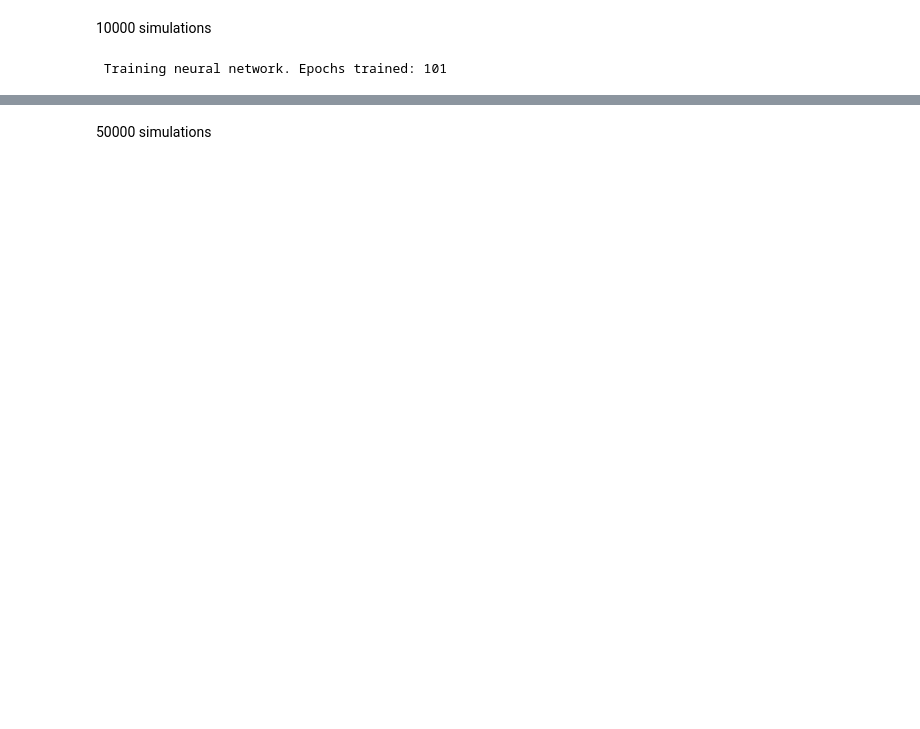
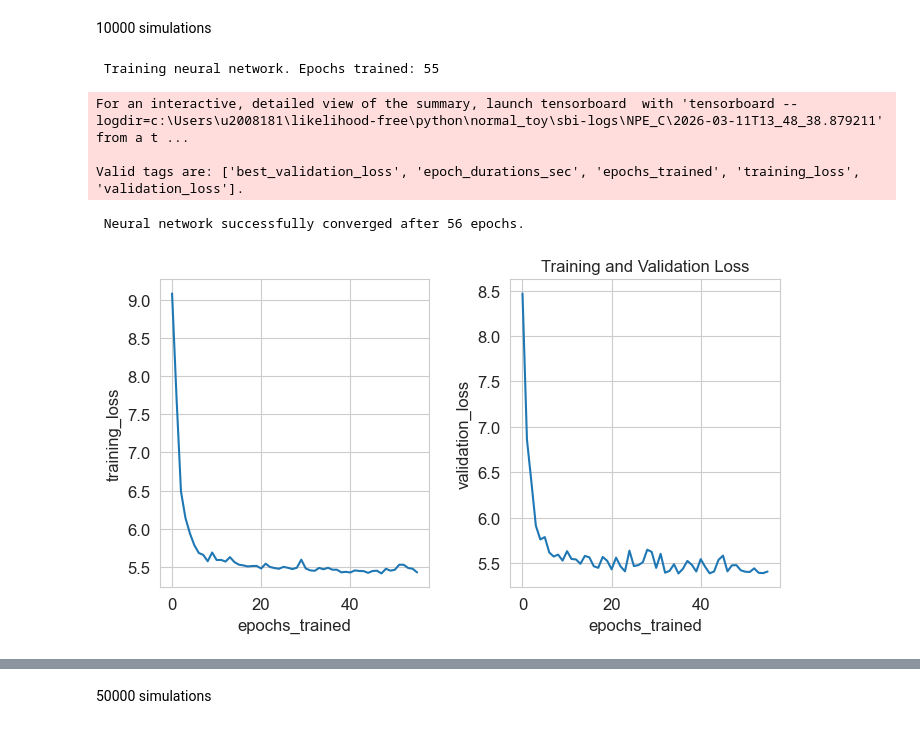
Before and after one commit to haochu-liu/likelihood-free, a Jupyter notebook: python/normal_toy/normal_toy_sbi.ipynb, the cells around one changed output, grey strips where cells are left out. Cells and saved outputs as stored; diff of their text form; code cells hidden in the pictures; blank space fills up the shorter version.

Commit message:
normal toy sbi

```diff
--- a/python/normal_toy/normal_toy_sbi.ipynb
+++ b/python/normal_toy/normal_toy_sbi.ipynb
@@ -207,7 +222,12 @@ plt.show()
 # %% [markdown]
 10000 simulations
 # %%
-posterior_1 = norm_example_npe_c(1000, 1, prior_torch, x_o_1, simulator_torch_1)
+posterior_1 = norm_example_npe_c(10000, 1, prior_torch, x_o_1, simulator_torch_1)
 # %% [output]
- Training neural network. Epochs trained: 101
+ Training neural network. Epochs trained: 55
+For an interactive, detailed view of the summary, launch tensorboard  with 'tensorboard --logdir=c:\Users\u2008181\likelihood-free\python\normal_toy\sbi-logs\NPE_C\2026-03-11T13_48_38.879211' from a t ...
+
+Valid tags are: ['best_validation_loss', 'epoch_durations_sec', 'epochs_trained', 'training_loss', 'validation_loss'].
+ Neural network successfully converged after 56 epochs.
+[figure, added]
 # %%
```
Also changed, not shown: parts of 20 cells of this notebook.
